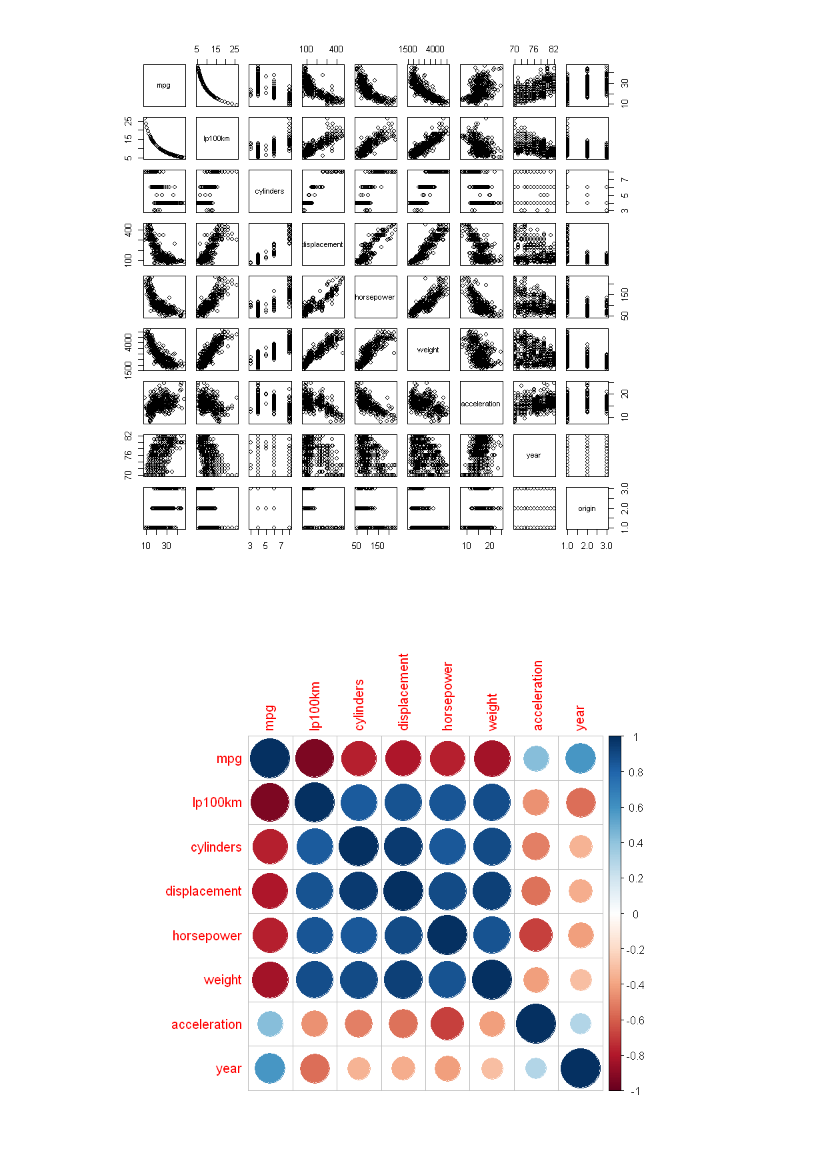
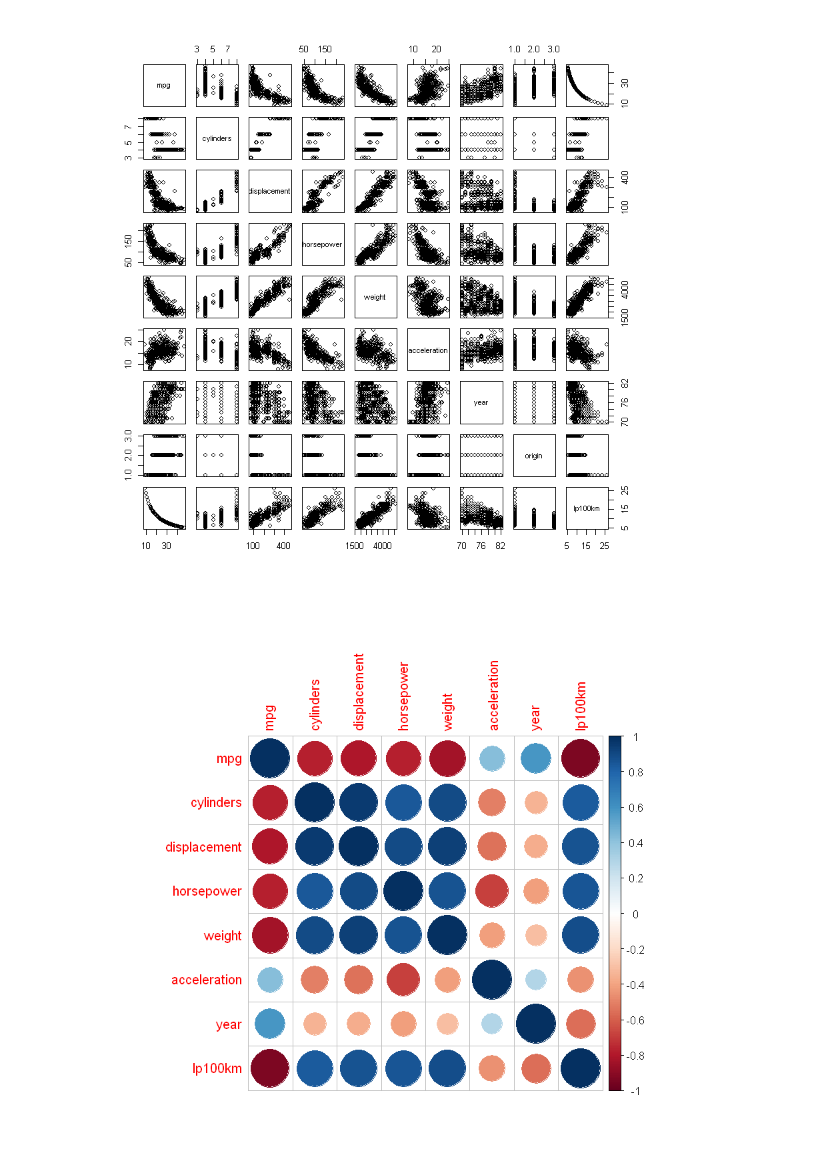
Before and after one commit to KillingVectorField/STA232-Final-Project, a Jupyter notebook: mpg.ipynb, the cells around one changed output. Cells and saved outputs as stored; diff of their text form; code cells hidden in the pictures.

```diff
--- a/mpg.ipynb
+++ b/mpg.ipynb
@@ -3,6 +55,4 @@ mpg<-read.table("auto-mpg.txt",col.names = c("mpg","cylinders","displacement","h
 # %%
 mpg$lp100km<-100/mpg$mpg*0.621371192*3.78541178
-mpg<-mpg[c(1,10,2:9)]
-head(mpg)
-summary(mpg)
+car::inverseResponsePlot(lm(lp100km~., data=mpg[,-c(1,9)]))
 # %% [output]
@@ -38,8 +67,6 @@ A data.frame: 6 × 10
-# %%
-pairs(mpg[,1:9])
-# %% [output]
-[figure, removed]
 # %%
-corrplot::corrplot(cor(na.omit(mpg[,1:8])))
+pairs(mpg[,-9])
+corrplot::corrplot(cor(na.omit(mpg[,-c(8,9)])))
 # %% [output]
-[figure, old version]
+[figure, new version]
+[figure, added]
```
Also changed, not shown: parts of 8 cells of this notebook.
